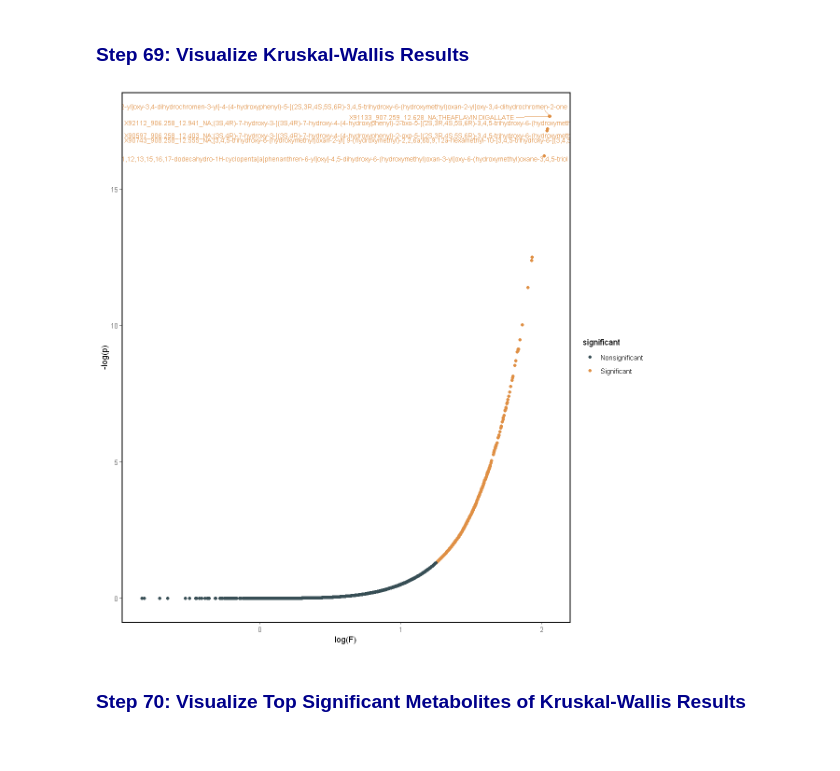
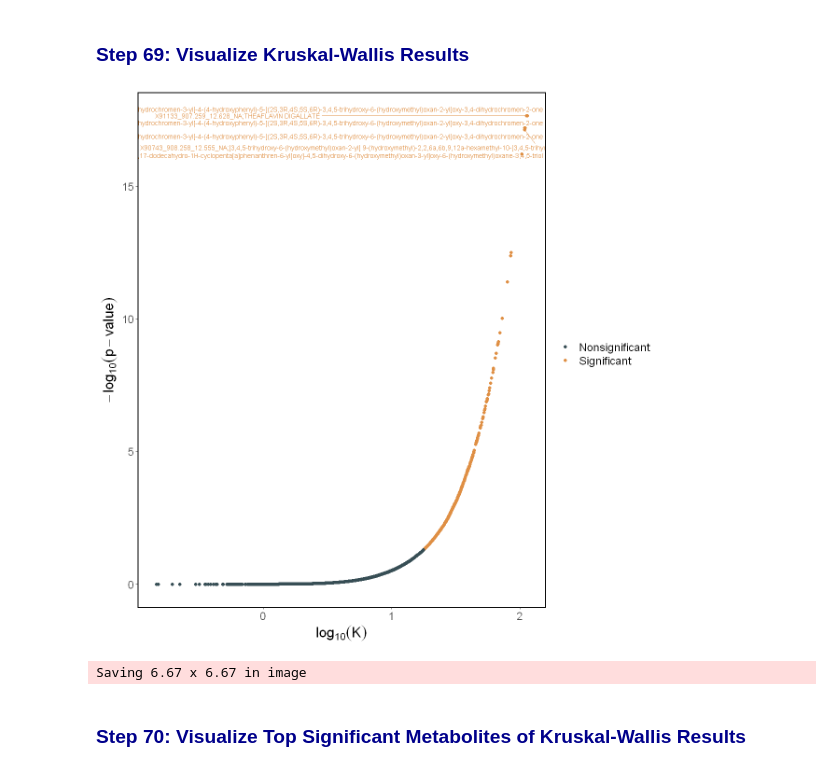
Before and after one commit to Functional-Metabolomics-Lab/FBMN-STATS, a Jupyter notebook: R/Stats_Untargeted_Metabolomics.ipynb, the cells around one changed output. Drawn from its saved outputs; the diff is of its cells as text; code cells hidden in the pictures.

```diff
--- a/R/Stats_Untargeted_Metabolomics.ipynb
+++ b/R/Stats_Untargeted_Metabolomics.ipynb
@@ -2679,18 +2679,27 @@ kw_sig_names <- kruskall_out%>% filter(significant=="Significant") %>% rownames(
 # %% [markdown]
 ### <font color ='darkblue'>  Step 69: Visualize Kruskal-Wallis Results </font>
 # %%
-ggplot(kruskall_out, aes(x = log(statistic,base=10), y = -log(p_BH, base=10), color = significant)) +
+plot_kruskal <- ggplot(kruskall_out, aes(x = log(statistic,base=10), y = -log(p_BH, base=10), color = significant)) +
               geom_point() +
               theme_classic() +
               scale_color_manual(values= c("#374E55FF","#DF8F44FF")) +
-              ylab("-log(p)") +
-              xlab("log(F)") +
-              # showing the top 6 features
+              ylab(expression(-log[10](p-value))) +
+              xlab(expression(log[10](K))) +
+            # showing the top 6 features
               ggrepel::geom_text_repel(data=head(kruskall_out), aes(label=rownames(kruskall_out)[1:6]),size=3, show.legend = FALSE, max.overlaps = 100) +
-              theme(panel.background = element_blank(), #making the ggplot background white
+              theme(legend.title = element_blank(),
+                    axis.title = element_text(size = 18),
+                    text = element_text(size = 18),
+                    panel.background = element_blank(), #making the ggplot background white
                     panel.border = element_rect(colour = "black", fill=NA, linewidth=1))
+
+plot_kruskal
 # %% [output]
-[figure, old version]
+[figure, new version]
+# %%
+ggsave("volcano_plot_KruskalWallis.svg", plot_kruskal)
+# %% [output]
+Saving 6.67 x 6.67 in image
 # %% [markdown]
 ### <font color ='darkblue'>  Step 70: Visualize Top Significant Metabolites of Kruskal-Wallis Results </font>
 # %%
```
Also changed, not shown: parts of 5 cells of this notebook, 6 other files.
